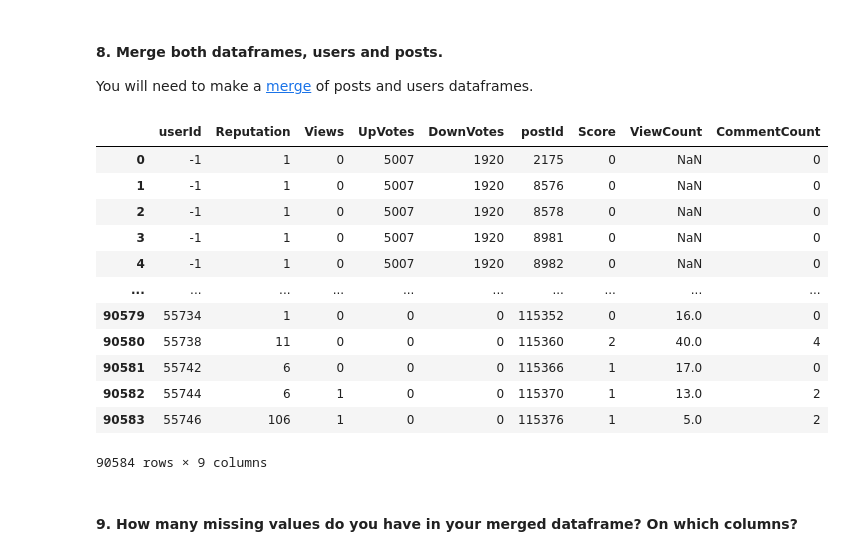
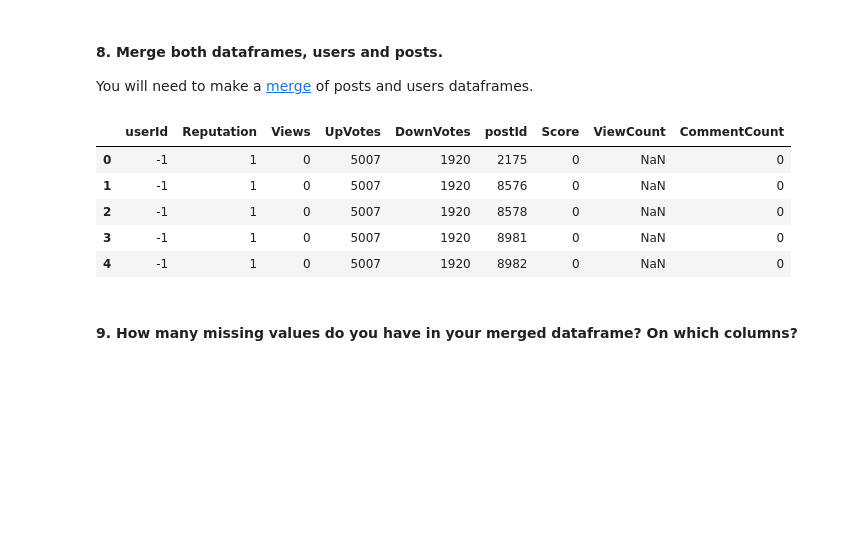
Before and after one commit to ta-data-mexpt/lab-data-cleaning, a Jupyter notebook: your-code/main.ipynb, the cells around one changed output. Saved outputs shown, nothing was run; the diff lists cells and outputs as text; code cells hidden in the pictures; blank space fills up the shorter version.

```diff
--- a/your-code/main.ipynb
+++ b/your-code/main.ipynb
@@ -133,21 +100,14 @@ data4
 You will need to make a [merge](https://pandas.pydata.org/pandas-docs/stable/generated/pandas.DataFrame.merge.html) of posts and users dataframes.
 # %%
 data_merge = pd.merge(data3, data4, on = "userId")
-data_merge
+data_merge.head()
 # %% [output]
 |  | userId | Reputation | Views | UpVotes | DownVotes | postId | Score | ViewCount | CommentCount |
 | 0 | -1 | 1 | 0 | 5007 | 1920 | 2175 | 0 | NaN | 0 |
 | 1 | -1 | 1 | 0 | 5007 | 1920 | 8576 | 0 | NaN | 0 |
 | 2 | -1 | 1 | 0 | 5007 | 1920 | 8578 | 0 | NaN | 0 |
 | 3 | -1 | 1 | 0 | 5007 | 1920 | 8981 | 0 | NaN | 0 |
 | 4 | -1 | 1 | 0 | 5007 | 1920 | 8982 | 0 | NaN | 0 |
-| ... | ... | ... | ... | ... | ... | ... | ... | ... | ... |
-| 90579 | 55734 | 1 | 0 | 0 | 0 | 115352 | 0 | 16.0 | 0 |
-| 90580 | 55738 | 11 | 0 | 0 | 0 | 115360 | 2 | 40.0 | 4 |
-| 90581 | 55742 | 6 | 0 | 0 | 0 | 115366 | 1 | 17.0 | 0 |
-| 90582 | 55744 | 6 | 1 | 0 | 0 | 115370 | 1 | 13.0 | 2 |
-| 90583 | 55746 | 106 | 1 | 0 | 0 | 115376 | 1 | 5.0 | 2 |
-90584 rows × 9 columns
 # %% [markdown]
 #### 9. How many missing values do you have in your merged dataframe? On which columns?
 # %%
```
Also changed, not shown: parts of 5 cells of this notebook.
